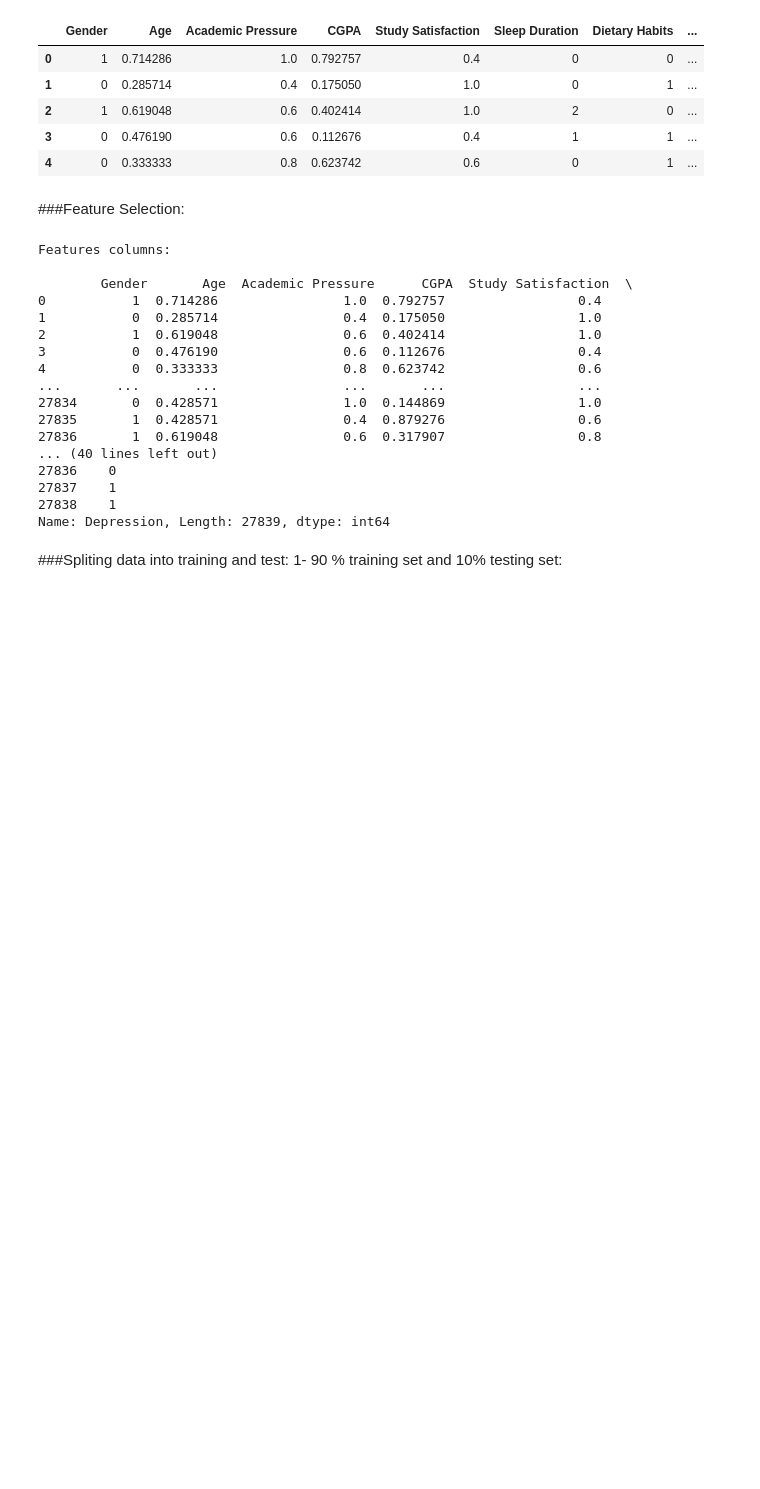
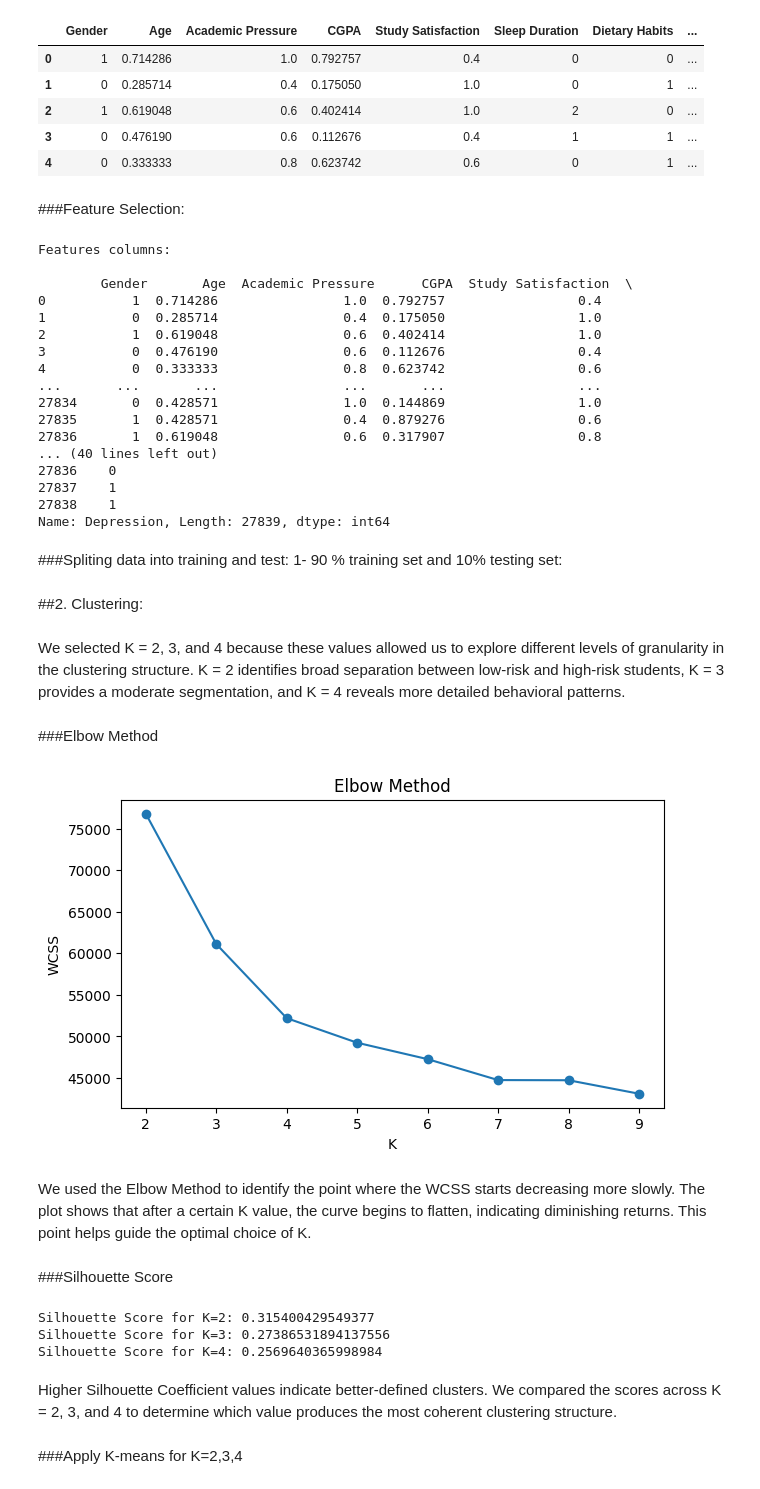
Before and after one commit to Deem-KSU/IT326-Group1-56546, a Jupyter notebook: Phase3.ipynb, the cells around one changed output. Saved outputs shown, nothing was run; the diff lists cells and outputs as text; code cells hidden in the pictures; blank space fills up the shorter version.

```diff
--- a/Phase3.ipynb
+++ b/Phase3.ipynb
@@ -52,3 +52,49 @@ Name: Depression, Length: 27839, dtype: int64
 1- 90 % training set and 10% testing set:
 # %%
 x_train, x_test, y_train, y_test = train_test_split(features, target, test_size=0.1, random_state=1)
+# %% [markdown]
+##2. Clustering:
+# %% [markdown]
+We selected K = 2, 3, and 4 because these values allowed us to explore different levels of granularity in the clustering structure. K = 2 identifies broad separation between low-risk and high-risk students, K = 3 provides a moderate segmentation, and K = 4 reveals more detailed behavioral patterns.
+# %% [markdown]
+###Elbow Method
+# %%
+from sklearn.cluster import KMeans
+import matplotlib.pyplot as plt
+
+wcss = []
+K_values = range(2, 10)
+
+for k in K_values:
+    kmeans = KMeans(n_clusters=k, random_state=42)
+    kmeans.fit(preprocessed_data)
+    wcss.append(kmeans.inertia_)
+
+plt.figure(figsize=(7,4))
+plt.plot(K_values, wcss, marker='o')
+plt.title("Elbow Method")
+plt.xlabel("K")
+plt.ylabel("WCSS")
+plt.show()
+# %% [output]
+[figure, added]
+# %% [markdown]
+We used the Elbow Method to identify the point where the WCSS starts decreasing more slowly. The plot shows that after a certain K value, the curve begins to flatten, indicating diminishing returns. This point helps guide the optimal choice of K.
+# %% [markdown]
+###Silhouette Score
+# %%
+from sklearn.metrics import silhouette_score
+
+for k in [2, 3, 4]:
+    kmeans = KMeans(n_clusters=k, random_state=42)
+    labels = kmeans.fit_predict(preprocessed_data)
+    score = silhouette_score(preprocessed_data, labels)
+    print(f"Silhouette Score for K={k}: {score}")
+# %% [output]
+Silhouette Score for K=2: 0.315400429549377
+Silhouette Score for K=3: 0.27386531894137556
+Silhouette Score for K=4: 0.2569640365998984
+# %% [markdown]
+Higher Silhouette Coefficient values indicate better-defined clusters. We compared the scores across K = 2, 3, and 4 to determine which value produces the most coherent clustering structure.
+# %% [markdown]
+###Apply K-means for K=2,3,4
```
Also changed, not shown: parts of 4 cells of this notebook.
